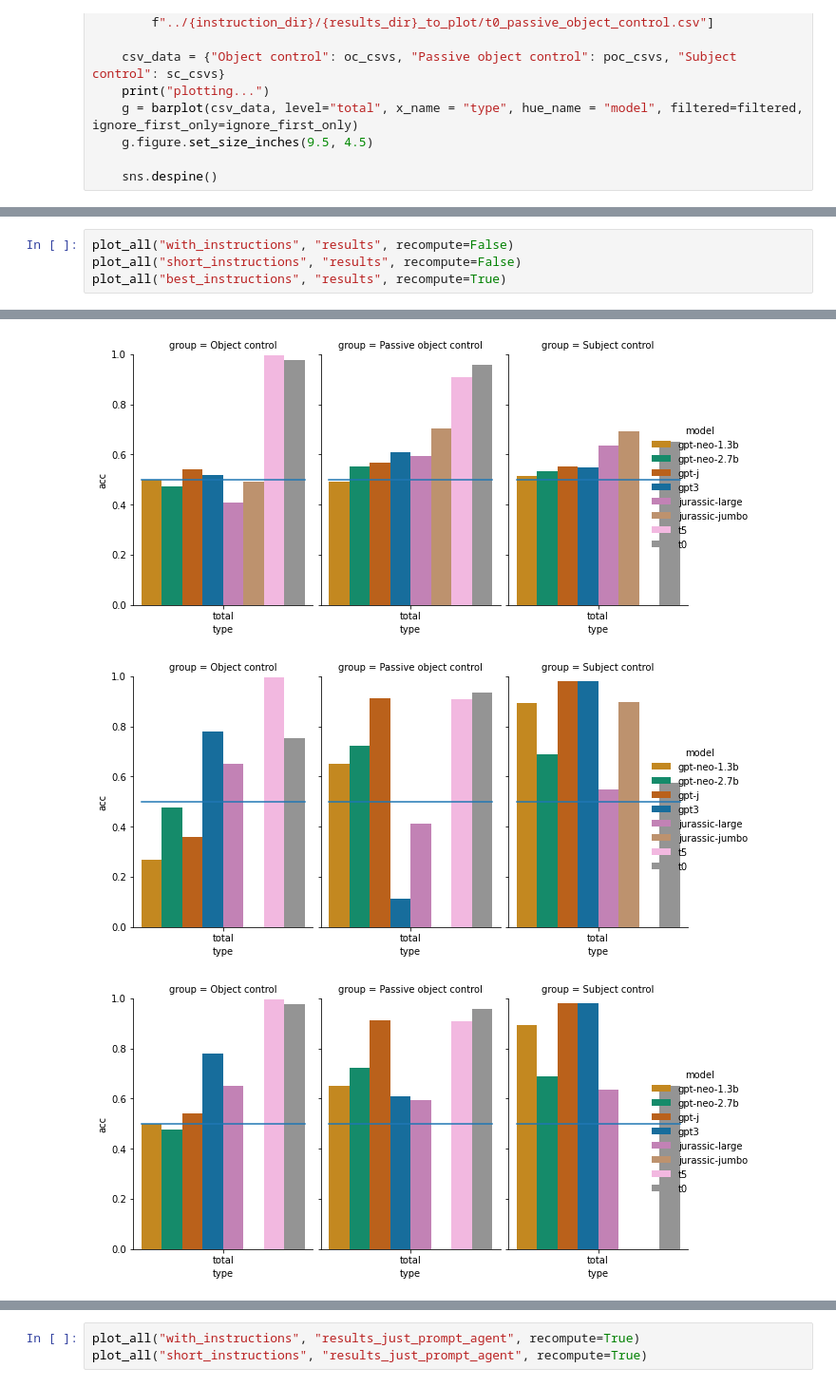
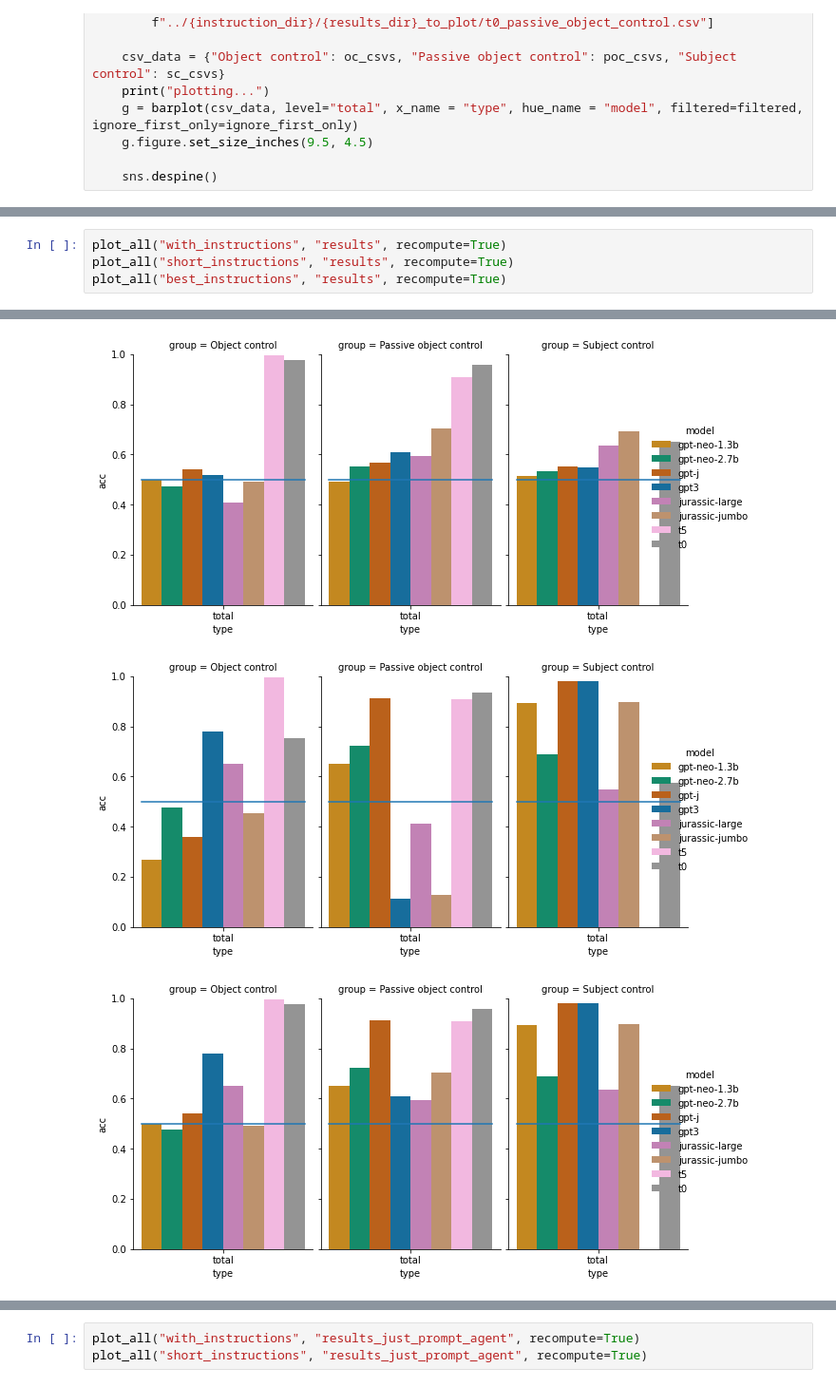
Before and after one commit to esteng/curious-case-of-control, a Jupyter notebook: src/vis.ipynb, the cells around one changed output, grey strips where cells are left out. Shown at 95% size. Drawn from its saved outputs; the diff is of its cells as text.

Commit message:
check in results

```diff
--- a/src/vis.ipynb
+++ b/src/vis.ipynb
@@ -167,5 +173,5 @@ models {'gpt-neo-2.7b', 't0', 'gpt-j', 'gpt', 'gpt-neo-1.3b'}
 # %%
-plot_all("with_instructions", "results", recompute=False)
-plot_all("short_instructions", "results", recompute=False)
+plot_all("with_instructions", "results", recompute=True)
+plot_all("short_instructions", "results", recompute=True)
 plot_all("best_instructions", "results", recompute=True)
 # %% [output]
@@ -180,6 +193,6 @@ Not found: ../best_instructions/results_to_plot/jurassic_jumbo_subject_control.c
 [figure]
-[figure, old version]
+[figure, new version]
-[figure, old version]
+[figure, new version]
 # %%
 plot_all("with_instructions", "results_hacked", recompute=True)
 plot_all("short_instructions", "results_hacked", recompute=True)
```
Also changed, not shown: parts of 4 cells of this notebook, 20 other files.
